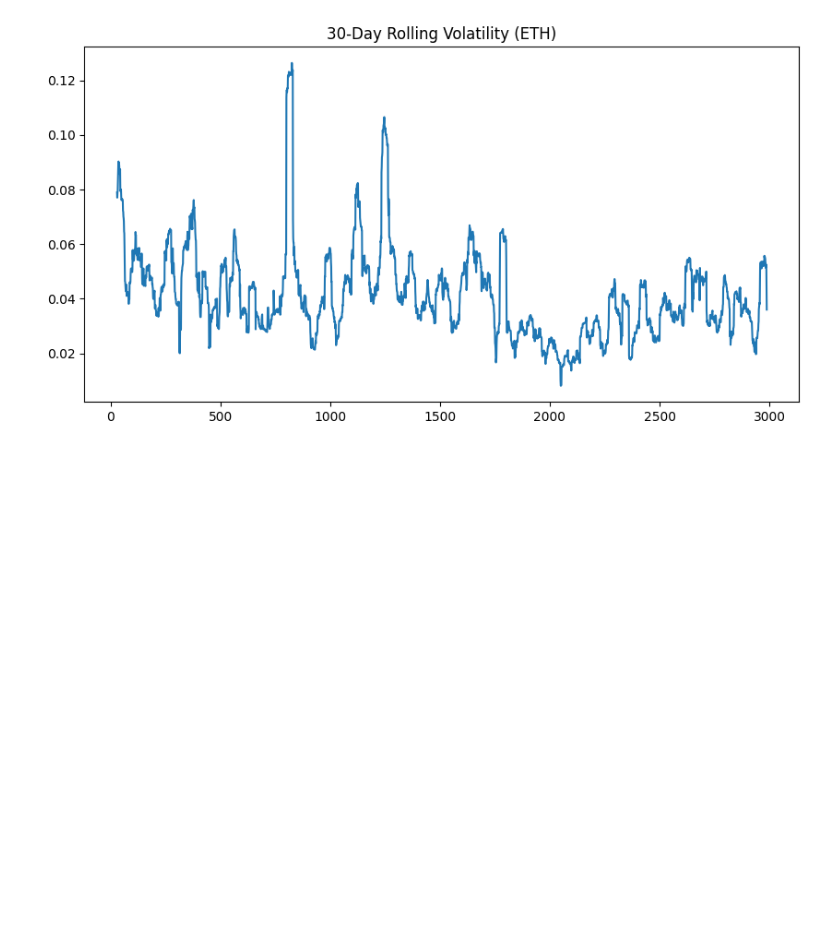
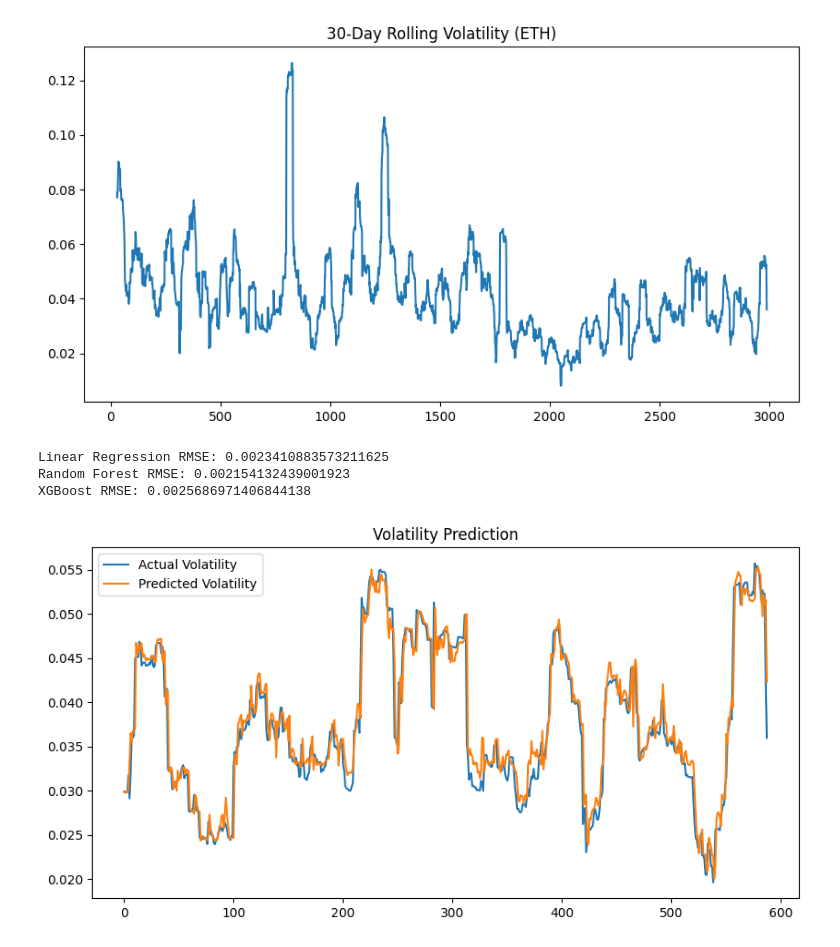
Before and after one commit to AnkitaJaiswal375/eth-volatility-prediction, a Jupyter notebook: test.ipynb, the cells around one changed output. Cells and saved outputs as stored; diff of their text form; code cells hidden in the pictures; blank space fills up the shorter version.

Commit message:
trained the models using linear regression, Random forest and XGBoost and evaluated model performance

```diff
--- a/test.ipynb
+++ b/test.ipynb
@@ -75,6 +79,29 @@ eth['Volume_MA'] = eth['Volume'].rolling(20).mean()
 # %%
 eth = eth.dropna()
 # %%
-X = eth[['MA_20','MA_50','RSI','Volume_MA']]
+X = eth[['MA_20','MA_50','RSI','Volume_MA','Vol_Lag1',
+    'Vol_Lag5',
+    'Vol_Lag10'
+]]
 # %%
 y = eth['volatility']
+# %%
+from sklearn.model_selection import train_test_split
+
+X_train, X_test, y_train, y_test = train_test_split(
+    X, y, test_size=0.2, shuffle=False
+)
+# %%
+from sklearn.linear_model import LinearRegression
+
+lr = LinearRegression()
+lr.fit(X_train, y_train)
+
+y_pred_lr = lr.predict(X_test)
+# %%
+from sklearn.ensemble import RandomForestRegressor
+
+rf = RandomForestRegressor(n_estimators=100)
+rf.fit(X_train, y_train)
+
+y_pred_rf = rf.predict(X_test)
@@ -80,0 +115,26 @@ y = eth['volatility']
+# %%
+from sklearn.metrics import mean_squared_error
+import numpy as np
+
+rmse_lr = np.sqrt(mean_squared_error(y_test, y_pred_lr))
+rmse_rf = np.sqrt(mean_squared_error(y_test, y_pred_rf))
+rmse_xgb = np.sqrt(mean_squared_error(y_test, y_pred_xgb))
+
+print("Linear Regression RMSE:", rmse_lr)
+print("Random Forest RMSE:", rmse_rf)
+print("XGBoost RMSE:", rmse_xgb)
+# %% [output]
+Linear Regression RMSE: 0.0023410883573211625
+Random Forest RMSE: 0.002154132439001923
+XGBoost RMSE: 0.0025686971406844138
+# %%
+import matplotlib.pyplot as plt
+
+plt.figure(figsize=(10,5))
+plt.plot(y_test.values, label="Actual Volatility")
+plt.plot(y_pred_rf, label="Predicted Volatility")
+plt.legend()
+plt.title("Volatility Prediction")
+plt.show()
+# %% [output]
+[figure, added]
```
Also changed, not shown: parts of 2 cells of this notebook, 1 other file.
